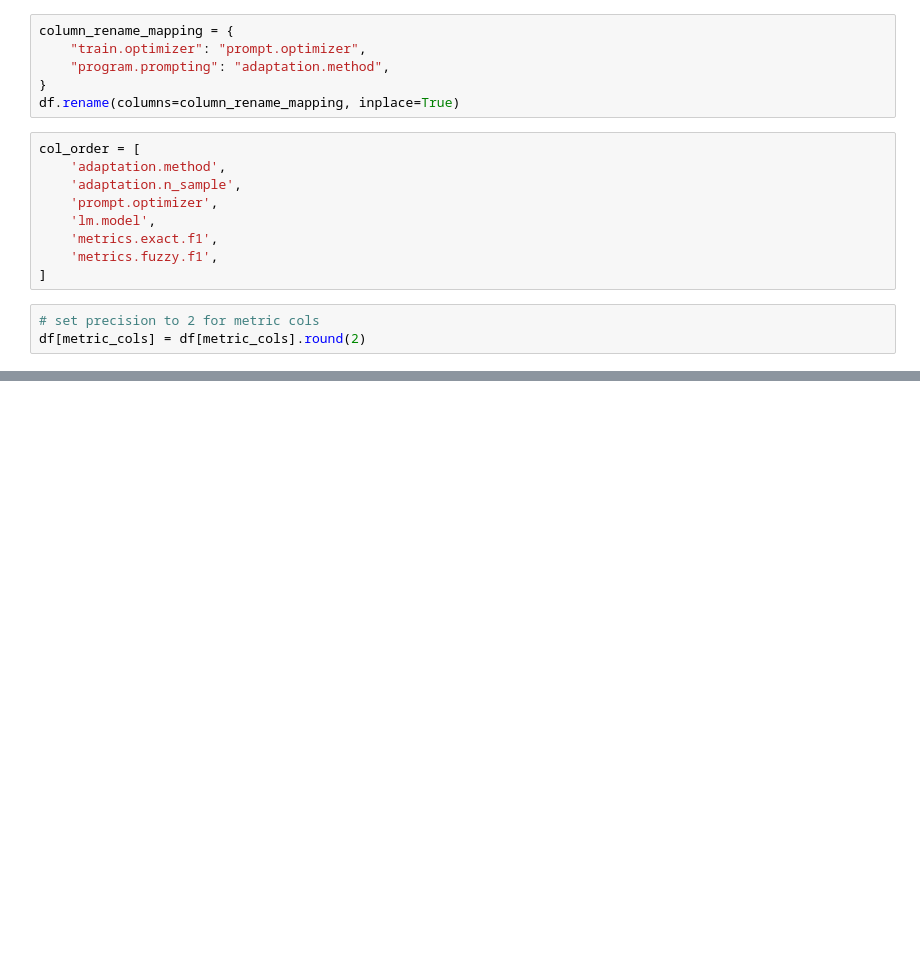
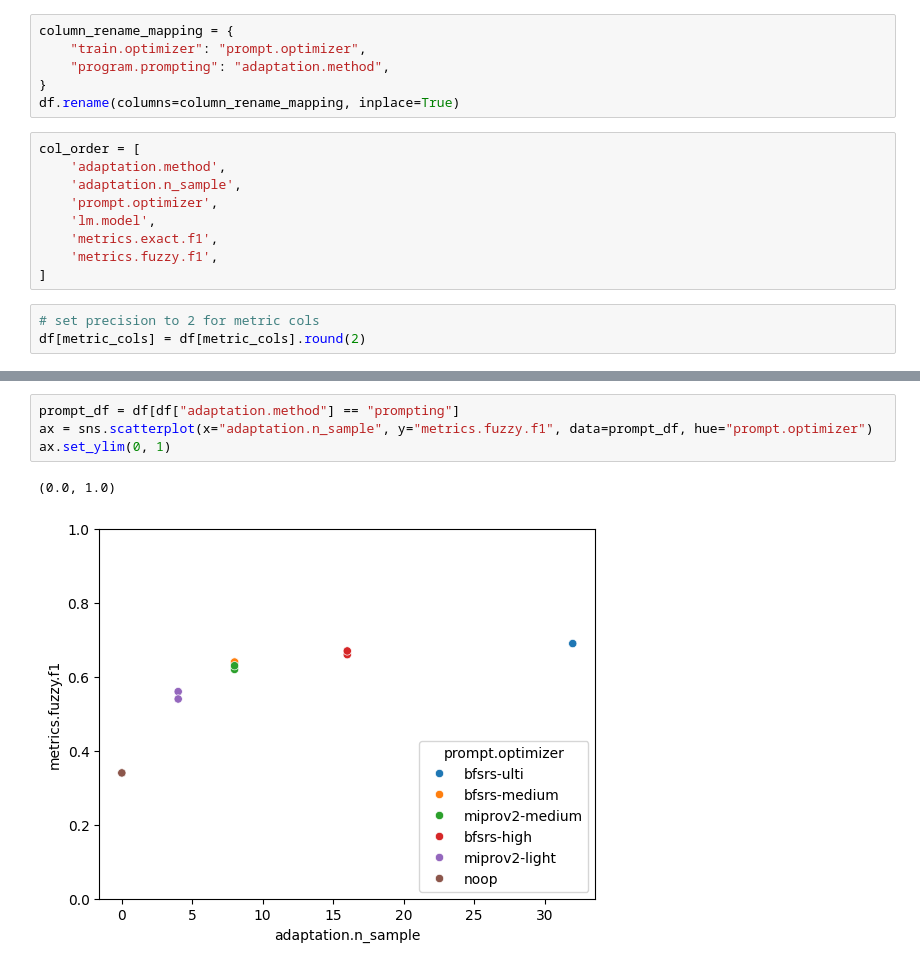
Before and after one commit to bdsaglam/pipeline-llm-adaptation, a Jupyter notebook: nbs/erx/visualization.ipynb, the cells around one changed output, grey strips where cells are left out. Drawn from its saved outputs; the diff is of its cells as text; blank space fills up the shorter version.

```diff
--- a/nbs/erx/visualization.ipynb
+++ b/nbs/erx/visualization.ipynb
@@ -122,3 +130,10 @@ for model in df['lm.model'].unique():
 | 17 | prompting | 4 | miprov2-light | llama-3-8b | 0.16 | ... |
 | 11 | prompting | 0 | noop | llama-3-8b | 0.02 | ... |
 | 14 | prompting | 0 | noop | llama-3-8b | 0.02 | ... |
+# %%
+prompt_df = df[df["adaptation.method"] == "prompting"]
+ax = sns.scatterplot(x="adaptation.n_sample", y="metrics.fuzzy.f1", data=prompt_df, hue="prompt.optimizer")
+ax.set_ylim(0, 1)
+# %% [output]
+(0.0, 1.0)
+[figure, added]
```
Also changed, not shown: parts of 6 cells of this notebook, 4 other files.
